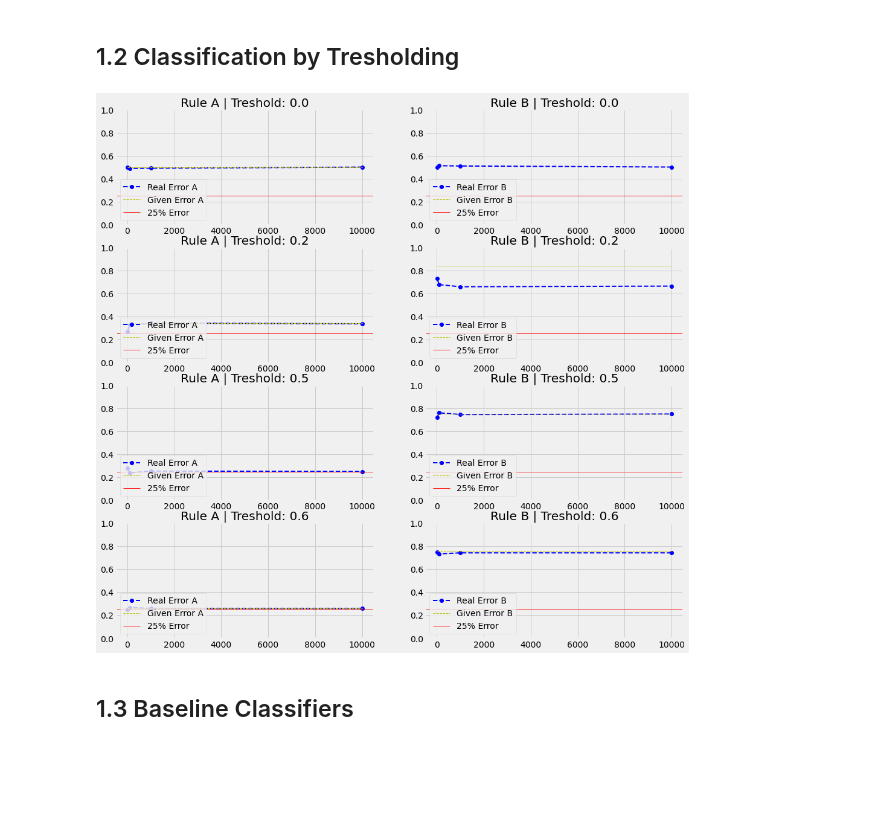
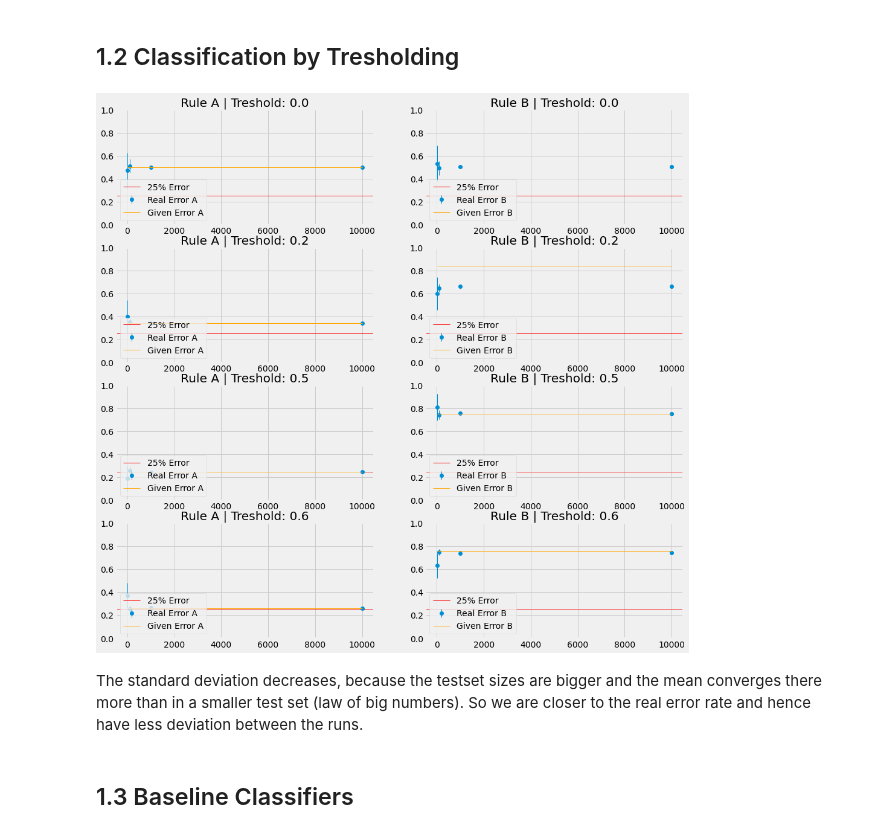
Before and after one commit to juso40/FoML21, a Jupyter notebook: ex01/monte_carlo.ipynb, the cells around one changed output. Cells and saved outputs as stored; diff of their text form; code cells hidden in the pictures; blank space fills up the shorter version.

```diff
--- a/ex01/monte_carlo.ipynb
+++ b/ex01/monte_carlo.ipynb
@@ -60,7 +90,13 @@ for ax_i, treshold in enumerate(x_t):
     plot_b: List[Tuple[int, float]] = []
     error_func_a: List[Tuple[int, float]] = []
     error_func_b: List[Tuple[int, float]] = []
-    for j, m in enumerate(M):
+
+
+    std_a: List[float] = []
+    std_b: List[float] = []
+    for m in M:
+        std_me_a: List[float] = []
+        std_me_b: List[float] = []
         error_a = 0.0  # reset our errors for earch 10 runs
         error_b = 0.0
         for i in range(10):
@@ -69,39 +105,49 @@ for ax_i, treshold in enumerate(x_t):
 
             # RuleA
             rule_y = rule_a(x, treshold)
             diff: np.ndarray = (y+rule_y)  # if matched, then either 0+0 or 1+1, so error is 1
-            error_a += np.count_nonzero(diff==1)/len(diff)
+            err_a = np.count_nonzero(diff==1)/len(diff)
+            error_a += err_a
+            std_me_a.append(err_a)
 
             # RuleB
             rule_y = rule_b(x, treshold)
             diff: np.ndarray = (y+rule_y)
-            error_b += np.count_nonzero(diff==1)/len(diff)
+            err_b = np.count_nonzero(diff==1)/len(diff)
+            error_b += err_b
+            std_me_b.append(err_b)
         error_a /= 10  # divide our sum of errors by the amount of runs
         error_b /= 10
+
+        std_a.append(np.std(std_me_a))
+        std_b.append(np.std(std_me_b))
 
 
         plot_a.append((m, error_a))
         plot_b.append((m, error_b))
 
         error_func_a.append((m, error_prob_rule_a(treshold)))
         error_func_b.append((m, error_prob_rule_b(treshold)))
 
     # Plot Error A
-    ax[ax_i][0].plot(*zip(*plot_a), "--bo" , linewidth=2, label="Real Error A")
-    ax[ax_i][0].plot(*zip(*error_func_a), "--g" , linewidth=1, label="Given Error A")
+    ax[ax_i][0].errorbar(*zip(*plot_a), std_a, marker="o", linestyle="None", linewidth=1, label="Real Error A")
+    ax[ax_i][0].errorbar(*zip(*error_func_a), color="orange", linewidth=1, label="Given Error A")
     ax[ax_i][0].set_title(f"Rule A | Treshold: {treshold}")
     ax[ax_i][0].axhline(0.25, color="red", linewidth=1, label="25% Error")
     ax[ax_i][0].set_ybound(0, 1)
     ax[ax_i][0].legend(loc="lower left")
 
     # Plot Error B
-    ax[ax_i][1].plot(*zip(*plot_b), "--bo" , linewidth=2, label="Real Error B")
-    ax[ax_i][1].plot(*zip(*error_func_b), "--g" , linewidth=1, label="Given Error B")
+    ax[ax_i][1].errorbar(*zip(*plot_b), std_b, marker="o", linestyle="None", linewidth=1, label="Real Error B")
+    ax[ax_i][1].errorbar(*zip(*error_func_b), color="orange", linewidth=1, label="Given Error B")
     ax[ax_i][1].set_title(f"Rule B | Treshold: {treshold}")
     ax[ax_i][1].axhline(0.25, color="red", linewidth=1, label="25% Error")
     ax[ax_i][1].set_ybound(0, 1)
     ax[ax_i][1].legend(loc="lower left")
 # %% [output]
-[figure, old version]
+[figure, new version]
+# %% [markdown]
+The standard deviation decreases, because the testset sizes are bigger and the mean converges there more than in a smaller test set (law of big numbers).
+So we are closer to the real error rate and hence have less deviation between the runs.
 # %% [markdown]
 ## 1.3 Baseline Classifiers
```
Also changed, not shown: parts of 7 cells of this notebook, 3 other files.
